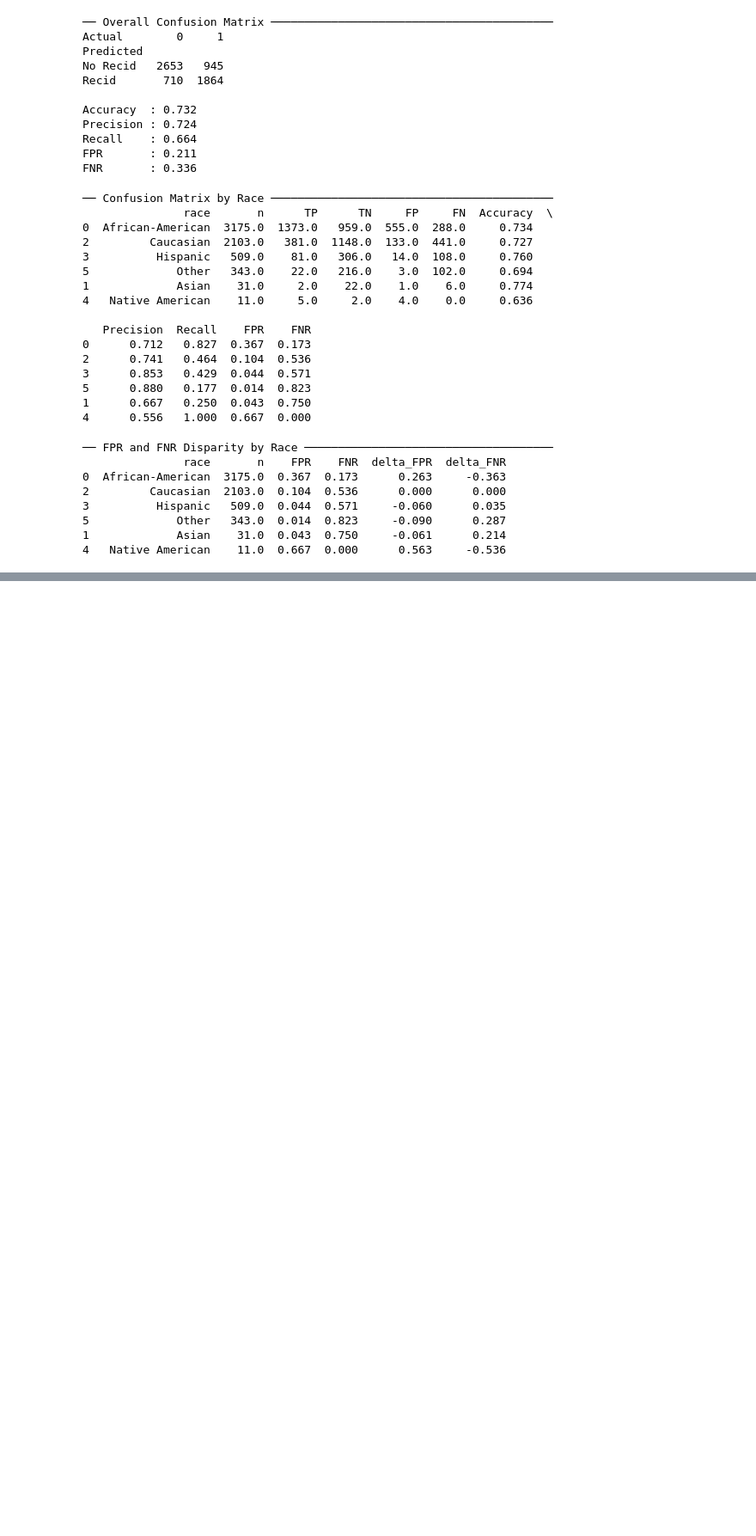
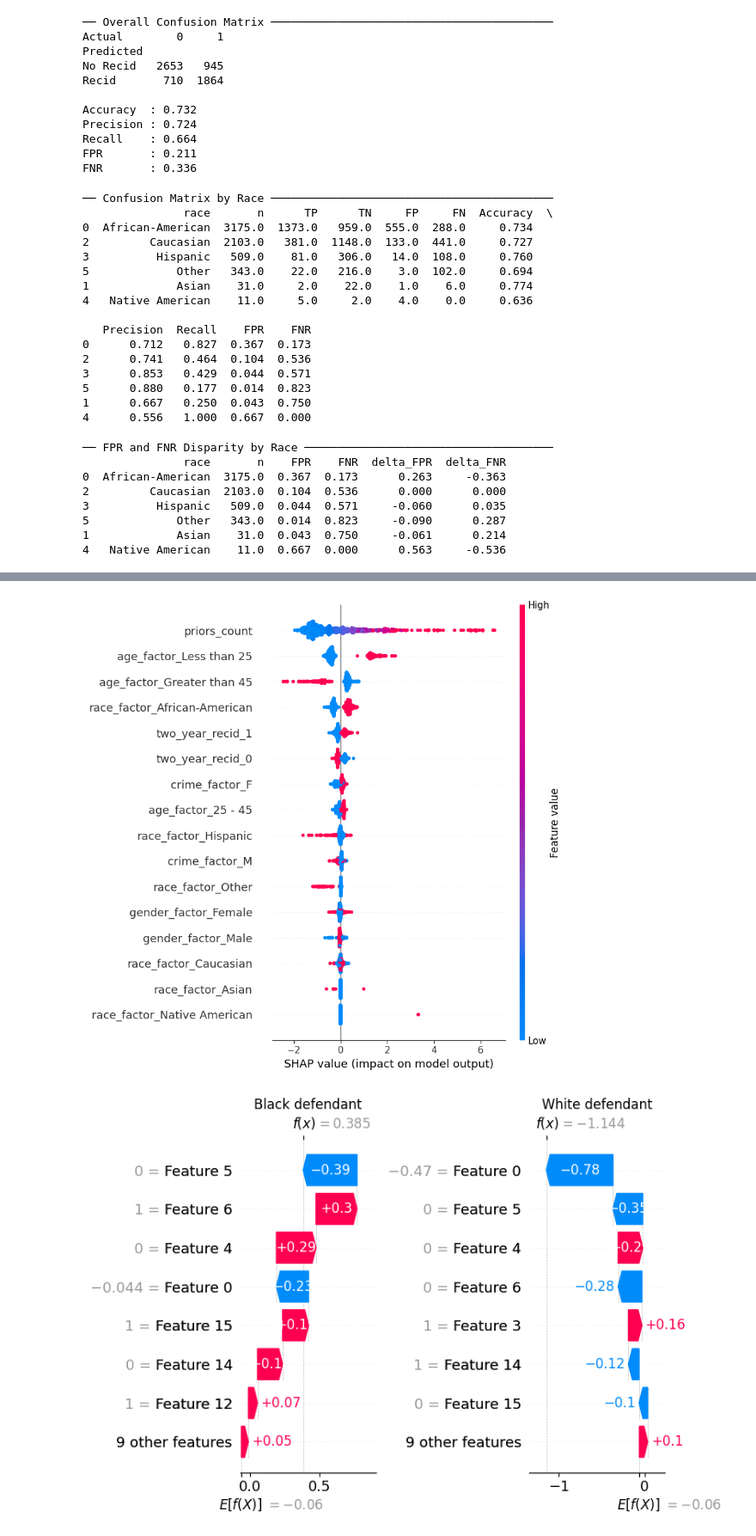
Before and after one commit to EasierJohn/Responsible-Machine-Learning-, a Jupyter notebook: Individual_Assign1_Easier_John.ipynb, the cells around one changed output, grey strips where cells are left out. Shown at 86% size. Cells and saved outputs as stored; diff of their text form; code cells hidden in the pictures; blank space fills up the shorter version.

```diff
--- a/Individual_Assign1_Easier_John.ipynb
+++ b/Individual_Assign1_Easier_John.ipynb
@@ -537,0 +772,35 @@ print(disparity)
+# %%
+# !pip install shap
+import shap
+import matplotlib.pyplot as plt
+X_test_enc = preprocessor.transform(X_test)
+feat_names = (numeric_features +
+list(preprocessor
+.named_transformers_["cat"]
+.get_feature_names_out(category_features)))
+explainer_shap = shap.Explainer(
+gbt_pipeline["classifier"],
+shap.maskers.Independent(X_test_enc, max_samples=100)
+)
+shap_values = explainer_shap(X_test_enc, check_additivity=False)
+# Global beeswarm
+shap.summary_plot(shap_values, X_test_enc,
+feature_names=feat_names)
+# Waterfall: Black defendant
+black_loc = X_test.index.get_loc(black_idx)
+white_loc = X_test.index.get_loc(white_idx)
+fig, axes = plt.subplots(1, 2, figsize=(14, 5))
+for ax, loc, label in [
+(axes[0], black_loc, "Black defendant"),
+(axes[1], white_loc, "White defendant")
+]:
+    plt.sca(ax)
+    shap.waterfall_plot(shap_values[loc],
+    max_display=8,
+    show=False)
+    ax.set_title(label)
+plt.tight_layout()
+plt.show()
+# %% [output]
+[figure, added]
+[figure, added]
```
Also changed, not shown: parts of 23 cells of this notebook.
